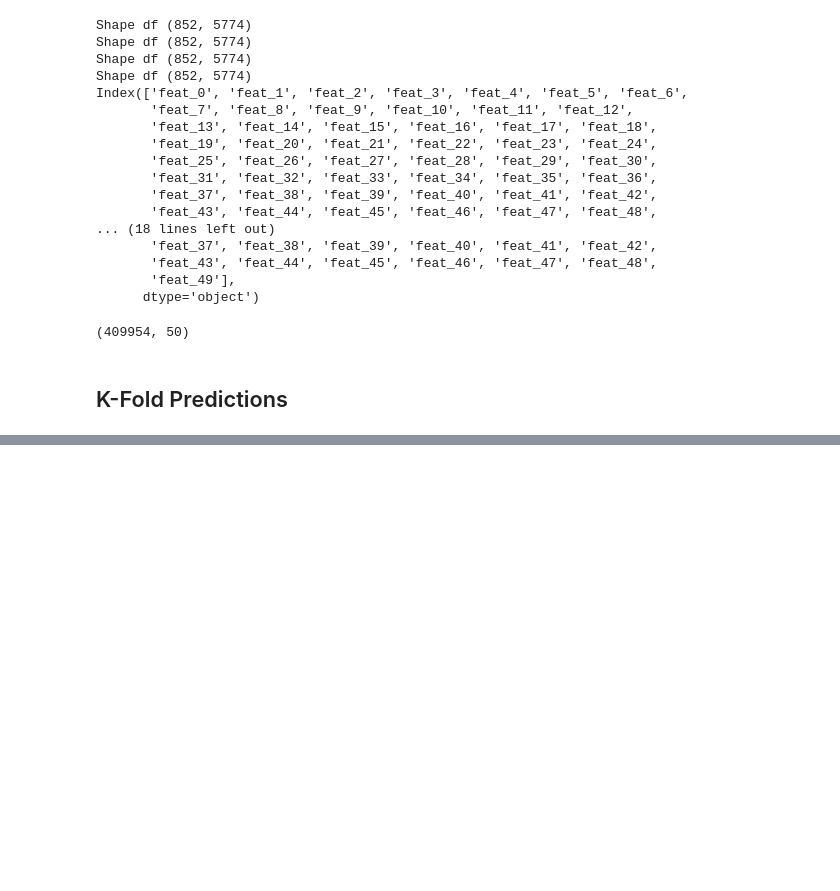
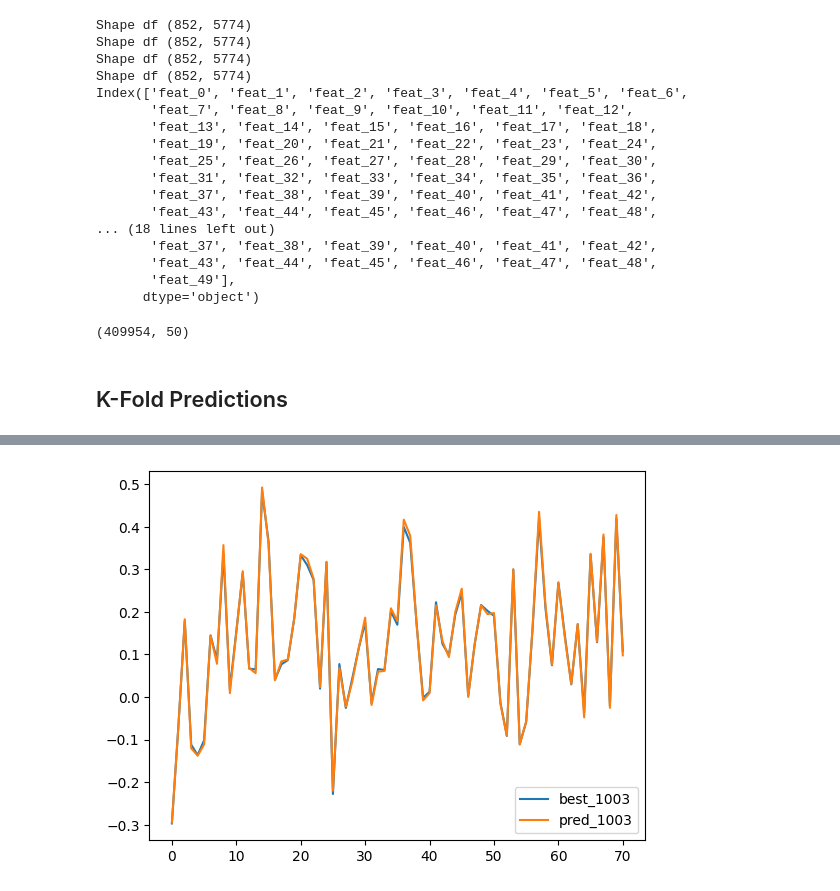
Before and after one commit to arnabsharma91/deepSSTA, a Jupyter notebook: Inference.ipynb, the cells around one changed output, grey strips where cells are left out. Saved outputs shown, nothing was run; the diff lists cells and outputs as text; code cells hidden in the pictures; blank space fills up the shorter version.

```diff
--- a/Inference.ipynb
+++ b/Inference.ipynb
@@ -149,0 +196,8 @@ pred_df.to_csv("./predictions.csv", index=False, header=False)
+# %%
+plt.plot(best_sub[cols[1]])
+plt.plot(pred_df[cols[1]])
+
+plt.legend([f"best_{cols[1]}", f"pred_{cols[1]}"])
+plt.show()
+# %% [output]
+[figure, added]
```
Also changed, not shown: parts of 18 cells of this notebook, 1 other file.
